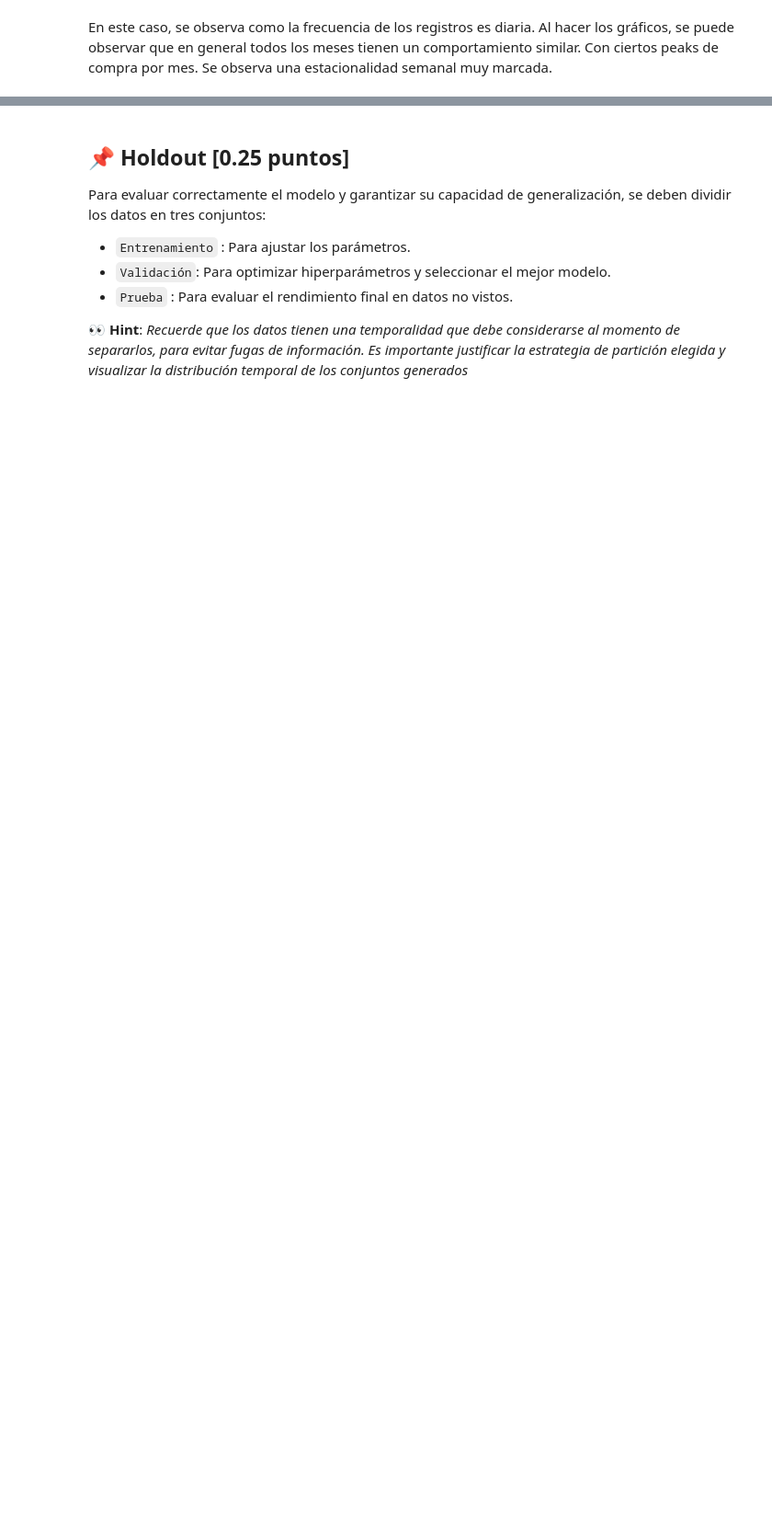
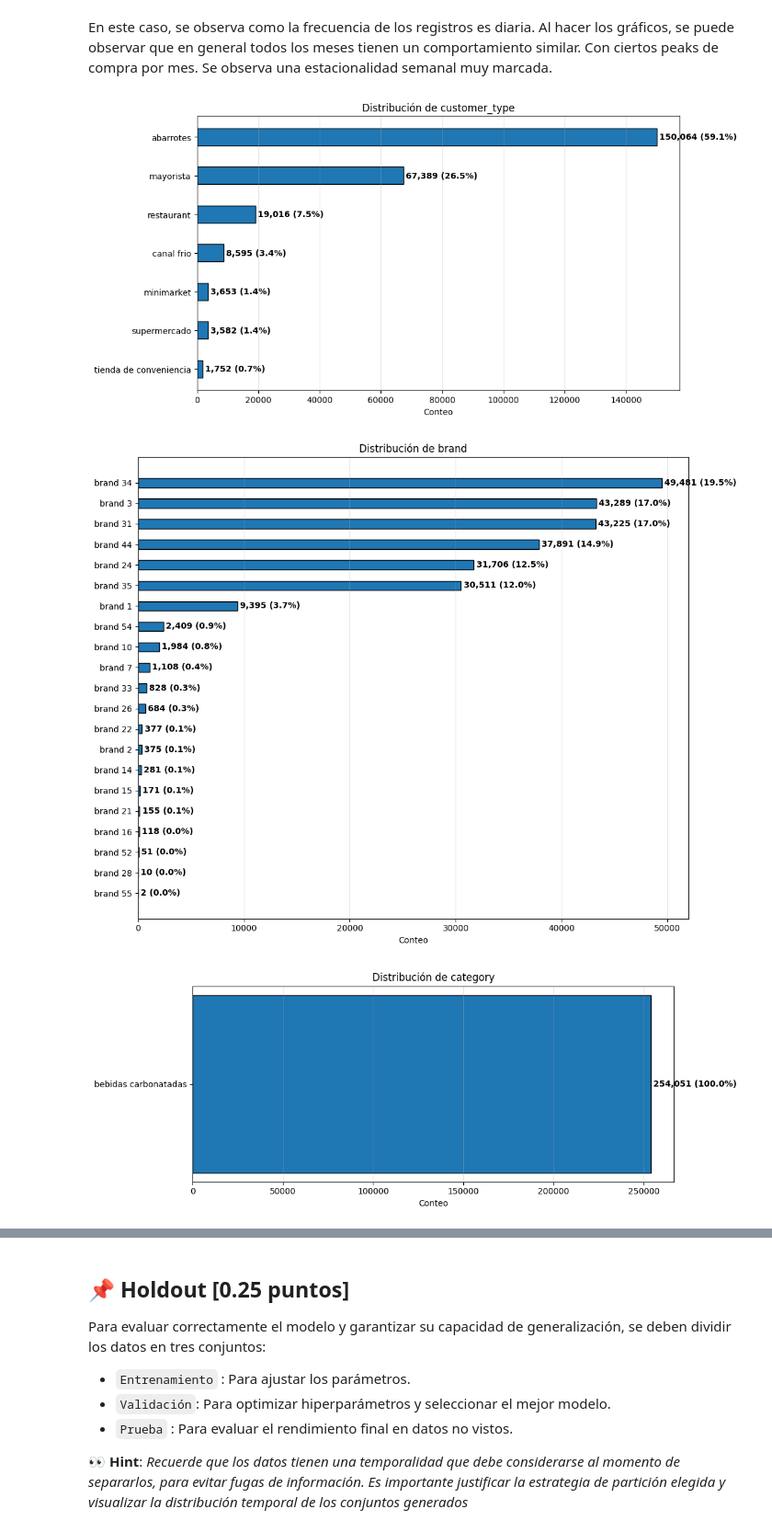
Before and after one commit to Mpalma325/Laboratorio-de-Programacion-Cientifica-para-Ciencia-de-Datos, a Jupyter notebook: Entrega1_LabCDD.ipynb, the cells around one changed output, grey strips where cells are left out. Shown at 92% size. Cells and saved outputs as stored; diff of their text form; code cells hidden in the pictures; blank space fills up the shorter version.

```diff
--- a/Entrega1_LabCDD.ipynb
+++ b/Entrega1_LabCDD.ipynb
@@ -274,3 +276,6 @@ data.head()
+# %%
+for c in ["customer_type","brand","category","sub_category","segment","package"]:
+    data[c] = data[c].astype("string").str.strip().str.lower().str.replace(r"\s+", " ", regex=True)
 # %% [markdown]
 ## 📌 EDA [0.5 puntos]
 
@@ -356,2 +385,28 @@ for mes in range(1, 13):
 # %% [markdown]
 En este caso, se observa como la frecuencia de los registros es diaria. Al hacer los gráficos, se puede observar que en general todos los meses tienen un comportamiento similar. Con ciertos peaks de compra por mes. Se observa una estacionalidad semanal muy marcada.
+# %%
+import matplotlib.pyplot as plt
+
+for c in ["customer_type","brand","category","sub_category","segment","package"]:
+    vc = data[c].value_counts(dropna=False)
+    fig, ax = plt.subplots(figsize=(11, 4 + 0.22*len(vc)))
+    bars = ax.barh(vc.index.astype(str), vc.values, height=0.45, edgecolor="black")
+    ax.invert_yaxis()
+    ax.set_title(f"Distribución de {c}")
+    ax.set_xlabel("Conteo")
+    ax.grid(axis="x", alpha=0.3)
+
+    ax.bar_label(
+        bars,
+        labels=[f"{v:,} ({v/vc.sum():.1%})" for v in vc.values],
+        padding=3,
+        fontsize=10,
+        fontweight="bold"
+    )
+
+    plt.tight_layout()
+    plt.show()
+# %% [output]
+[figure, added]
+[figure, added]
+[figure, added]
```
Also changed, not shown: parts of 8 cells of this notebook.
